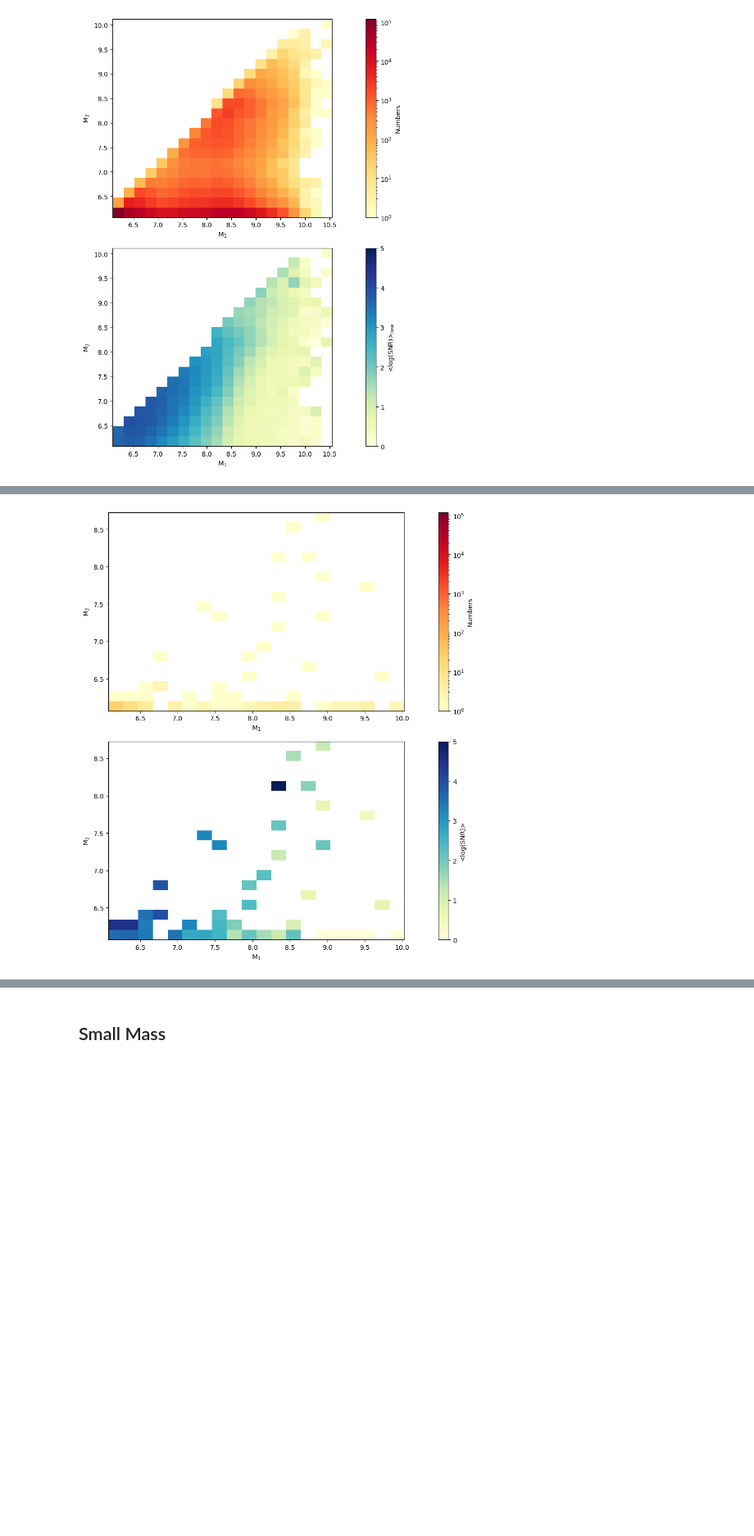
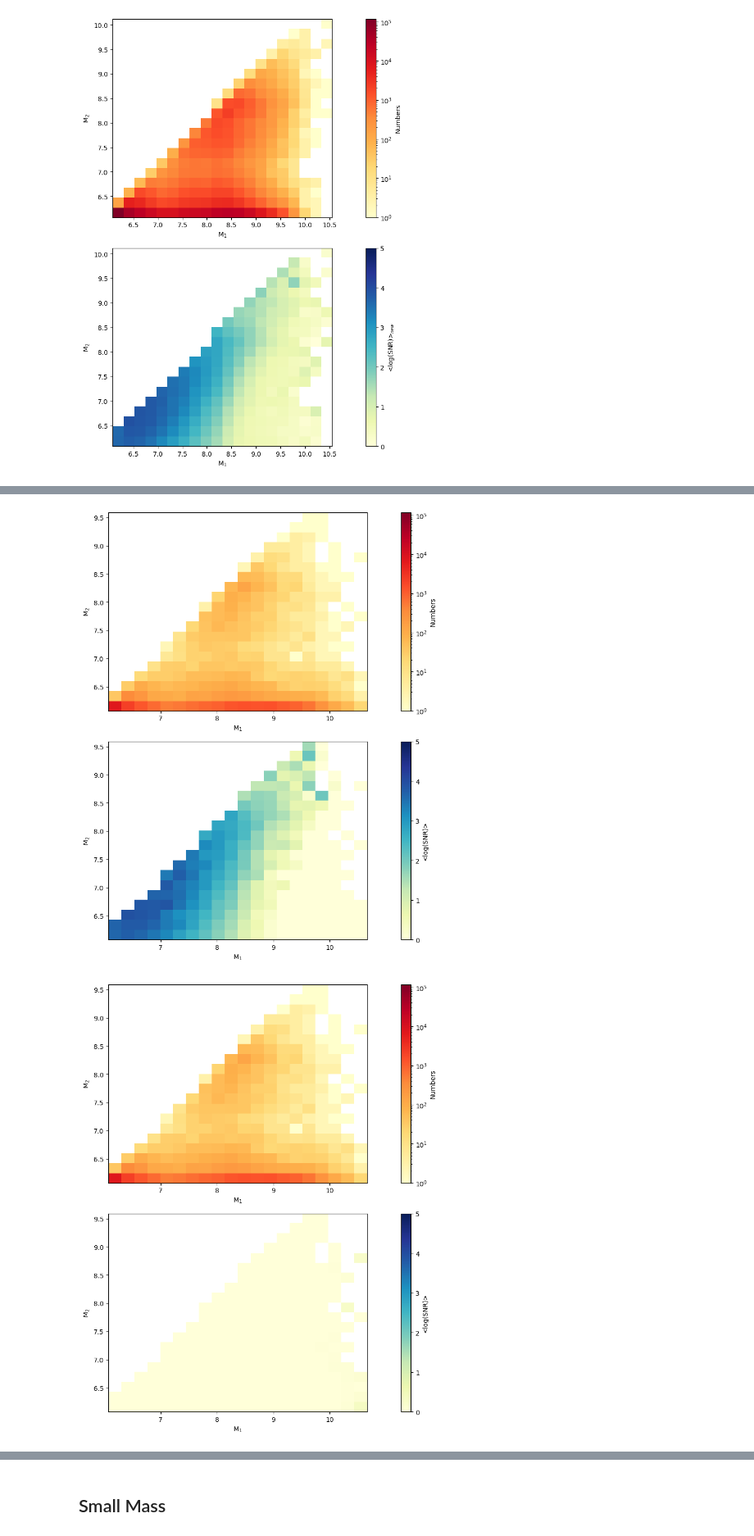
Before and after one commit to Thirtha17/SMBH-Merger-SNR-calculation-with-LISA, a Jupyter notebook: SMBH Merger Analysis for Cosmological Simulations TNG-300.ipynb, the cells around one changed output, grey strips where cells are left out. Shown at 82% size. Drawn from its saved outputs; the diff is of its cells as text; code cells hidden in the pictures; blank space fills up the shorter version.

```diff
--- a/SMBH Merger Analysis for Cosmological Simulations TNG-300.ipynb
+++ b/SMBH Merger Analysis for Cosmological Simulations TNG-300.ipynb
@@ -563,3 +643,11 @@ snr_random_pop2_obs_1=SNR_calc(**rand_draw_2)
+# %%
+rand_pop_2_M1=np.load('rand_pop_2_M1.npy')
+rand_pop_2_M2=np.load('rand_pop_2_M2.npy')
+rand_pop_2_z=np.load('rand_pop_2_z.npy')
+snr_random_pop2_obs_1=np.load('snr_random_pop2_obs_1.npy')
+snr_random_pop2_obs_3=np.load('snr_random_pop2_obs_3.npy')
+snr_random_pop2_obs_6=np.load('snr_random_pop2_obs_6.npy')
+snr_random_pop2_obs_12=np.load('snr_random_pop2_obs_12.npy')
 # %%
 
 avg_hist(np.log10(rand_pop_2_M1),np.log10(rand_pop_2_M2),np.array(snr_random_pop2_obs_1),labelx='M$_1$',labely='M$_2$',labelz='<log(SNR)>', logweight=True,vmin=0,vmax=5)
@@ -582,6 +670,6 @@ avg_hist(np.log10(rand_pop_2_M1),np.log10(rand_pop_2_M2),np.array(snr_random_pop
 # %%
-snr_random_pop2_obs_12=SNR_calc(**rand_draw_2,obs=12)
+# snr_random_pop2_obs_12=SNR_calc(**rand_draw_2,obs=12)
 # %%
 avg_hist(np.log10(rand_pop_2_M1),np.log10(rand_pop_2_M2),np.array(snr_random_pop2_obs_12),labelx='M$_1$',labely='M$_2$',labelz='<log(SNR)>', logweight=True,vmin=0,vmax=5)
 # %% [output]
-[figure, old version]
+[figure, new version]
@@ -590,3 +685,7 @@ np.array('')
+# %%
+avg_hist(np.log10(rand_pop_2_M1),np.log10(rand_pop_2_M2),np.array(snr_random_pop2_obs_12)/np.array(snr_random_pop2_obs_1),labelx='M$_1$',labely='M$_2$',labelz='<log(SNR)>', logweight=True,vmin=0,vmax=5)
+# %% [output]
+[figure, added]
 # %%
 # np.save('snr_random_pop1_obs_1.npy',snr_random_pop1_obs_1)
 # np.save('snr_random_pop1_obs_3.npy',snr_random_pop1_obs_3)
```
Also changed, not shown: parts of 45 cells of this notebook, 2 other files.
